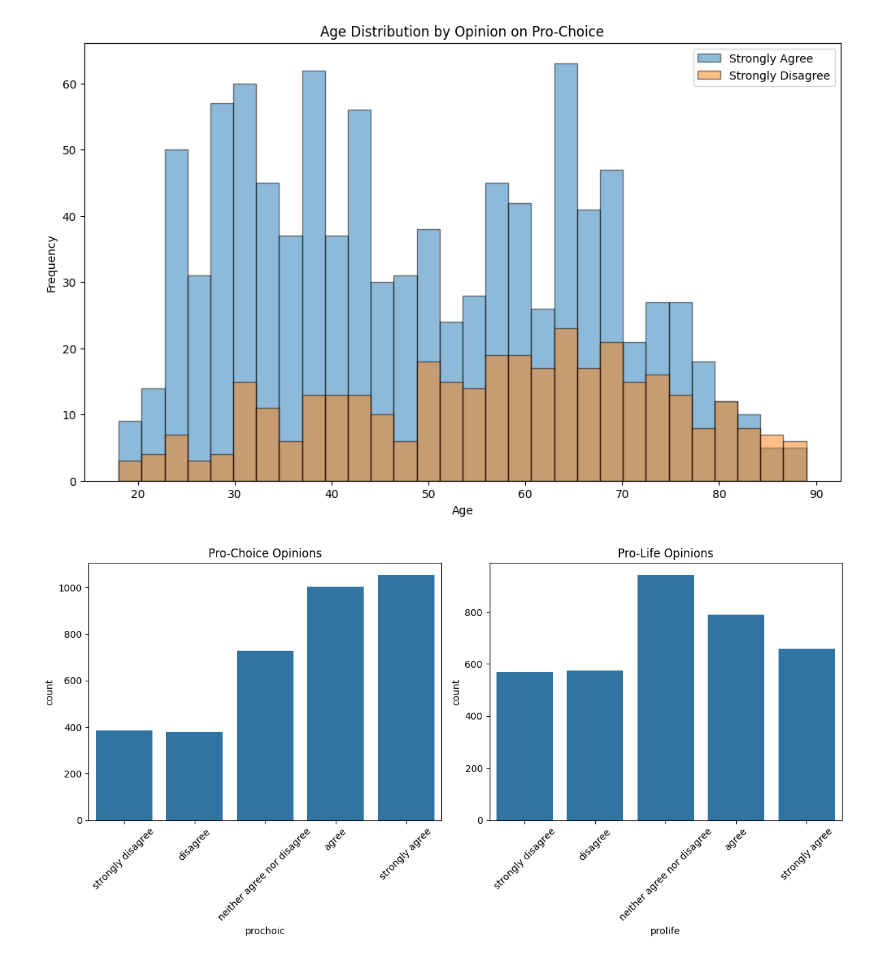
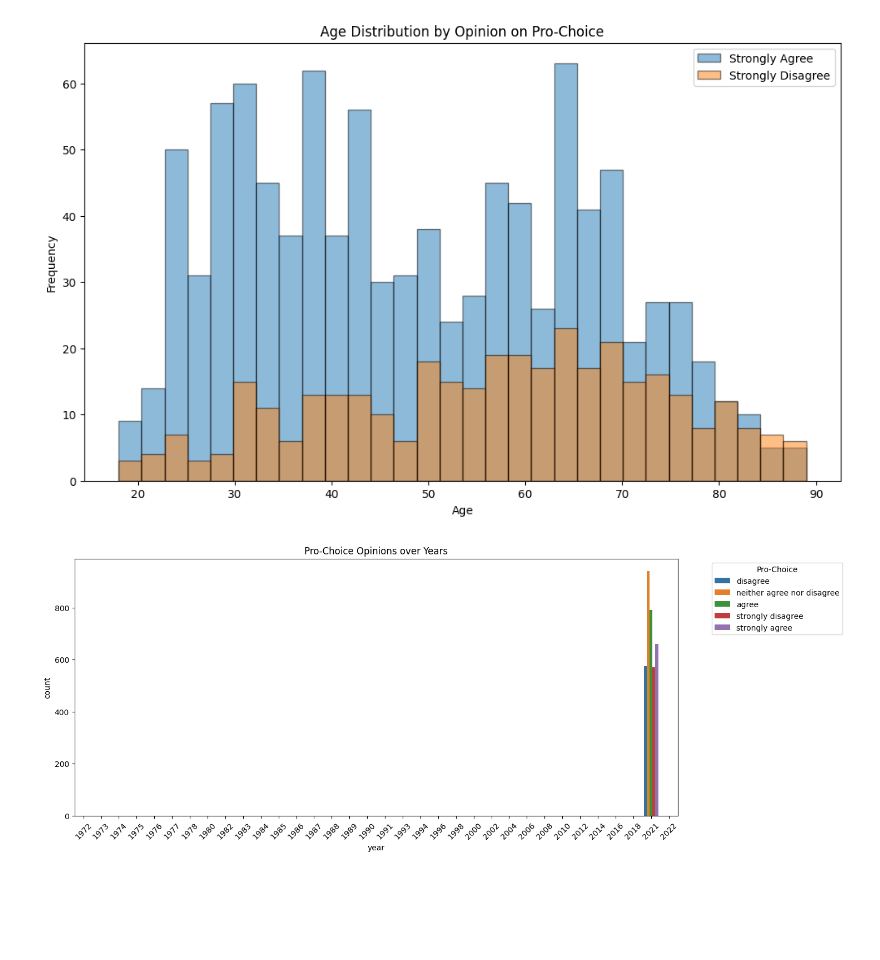
Before and after one commit to Lasata-T/Group1Project1, a Jupyter notebook: ML2.ipynb, the cells around one changed output. Saved outputs shown, nothing was run; the diff lists cells and outputs as text; code cells hidden in the pictures; blank space fills up the shorter version.

```diff
--- a/ML2.ipynb
+++ b/ML2.ipynb
@@ -111,20 +155,13 @@ plt.legend()
 plt.show()
 # %% [output]
 [figure]
-# %%
-# 1. Distribution of prochoic and prolife Opinions
-plt.figure(figsize=(12, 6))
-plt.subplot(1, 2, 1)
-sns.countplot(x='prochoic', data=df, order=['strongly disagree', 'disagree', 'neither agree nor disagree', 'agree', 'strongly agree'])
-plt.title('Pro-Choice Opinions')
-plt.xticks(rotation=45)
-
-plt.subplot(1, 2, 2)
-sns.countplot(x='prolife', data=df, order=['strongly disagree', 'disagree', 'neither agree nor disagree', 'agree', 'strongly agree'])
-plt.title('Pro-Life Opinions')
-plt.xticks(rotation=45)
-
-plt.tight_layout()
-plt.show()
-# %% [output]
-[figure, removed]
+# %%
+#Opinions by Year
+plt.figure(figsize=(14, 6))
+sns.countplot(x='year', hue='prolife', data=df)
+plt.title('Pro-Choice Opinions over Years')
+plt.xticks(rotation=45)
+plt.legend(title='Pro-Choice', bbox_to_anchor=(1.05, 1), loc='upper left')
+plt.show()
+# %% [output]
+[figure, added]
```
Also changed, not shown: parts of 6 cells of this notebook.
